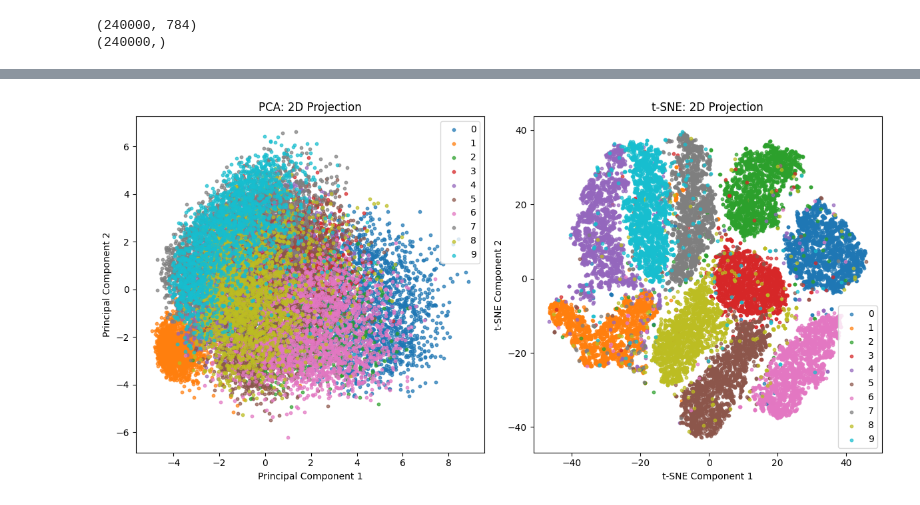
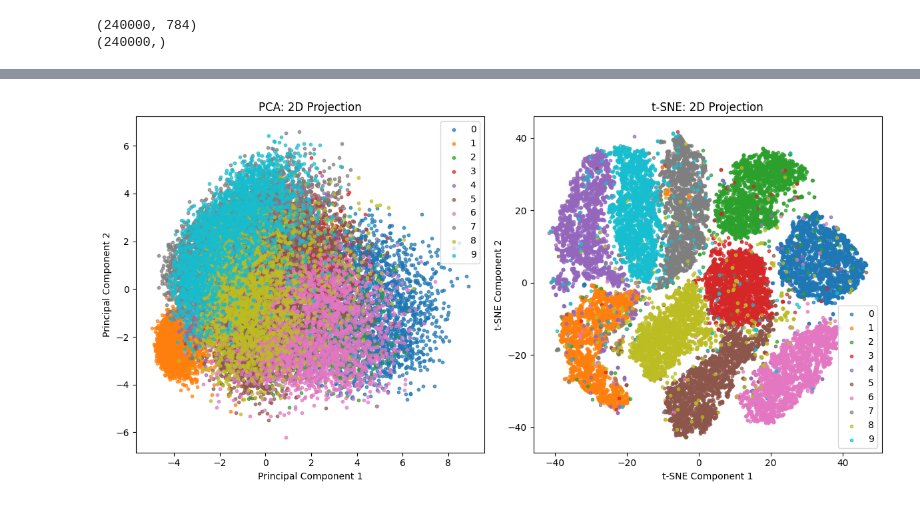
Before and after one commit to Renaldinho/ML-ImageClassification, a Jupyter notebook: data-analysis.ipynb, the cells around one changed output, grey strips where cells are left out. Drawn from its saved outputs; the diff is of its cells as text; code cells hidden in the pictures.

```diff
--- a/data-analysis.ipynb
+++ b/data-analysis.ipynb
@@ -171,31 +153,31 @@ def reduce_dimensions(images, method='none', n_components=2, perplexity=30):
 # %%
 # Apply dimensionality reduction to the first 100 samples
-amount_of_data = 20000
+amount_of_data = 24000
 reduced_images_pca = reduce_dimensions(all_images[:amount_of_data], method='pca')
 reduced_images_tsne = reduce_dimensions(all_images[:amount_of_data], method='tsne')
 
 # Visualize the reduced data
 plt.figure(figsize=(12, 6))
 
 # PCA subplot
 plt.subplot(1, 2, 1)
 for i in range(10):  # Loop through digit classes (0-9)
     plt.scatter(reduced_images_pca[all_labels[:amount_of_data] == i, 0], reduced_images_pca[all_labels[:amount_of_data] == i, 1], label=str(i), alpha=0.7, s=10)
 plt.title("PCA: 2D Projection")
 plt.xlabel("Principal Component 1")
 plt.ylabel("Principal Component 2")
 plt.legend()
 
 # t-SNE subplot
 plt.subplot(1, 2, 2)
 for i in range(10):  # Loop through digit classes (0-9)
     plt.scatter(reduced_images_tsne[all_labels[:amount_of_data] == i, 0], reduced_images_tsne[all_labels[:amount_of_data] == i, 1], label=str(i), alpha=0.7, s=10)
 plt.title("t-SNE: 2D Projection")
 plt.xlabel("t-SNE Component 1")
 plt.ylabel("t-SNE Component 2")
 plt.legend()
 
 plt.tight_layout()
 plt.show()
 # %% [output]
-[figure, old version]
+[figure, new version]
```
Also changed, not shown: parts of 3 cells of this notebook.
